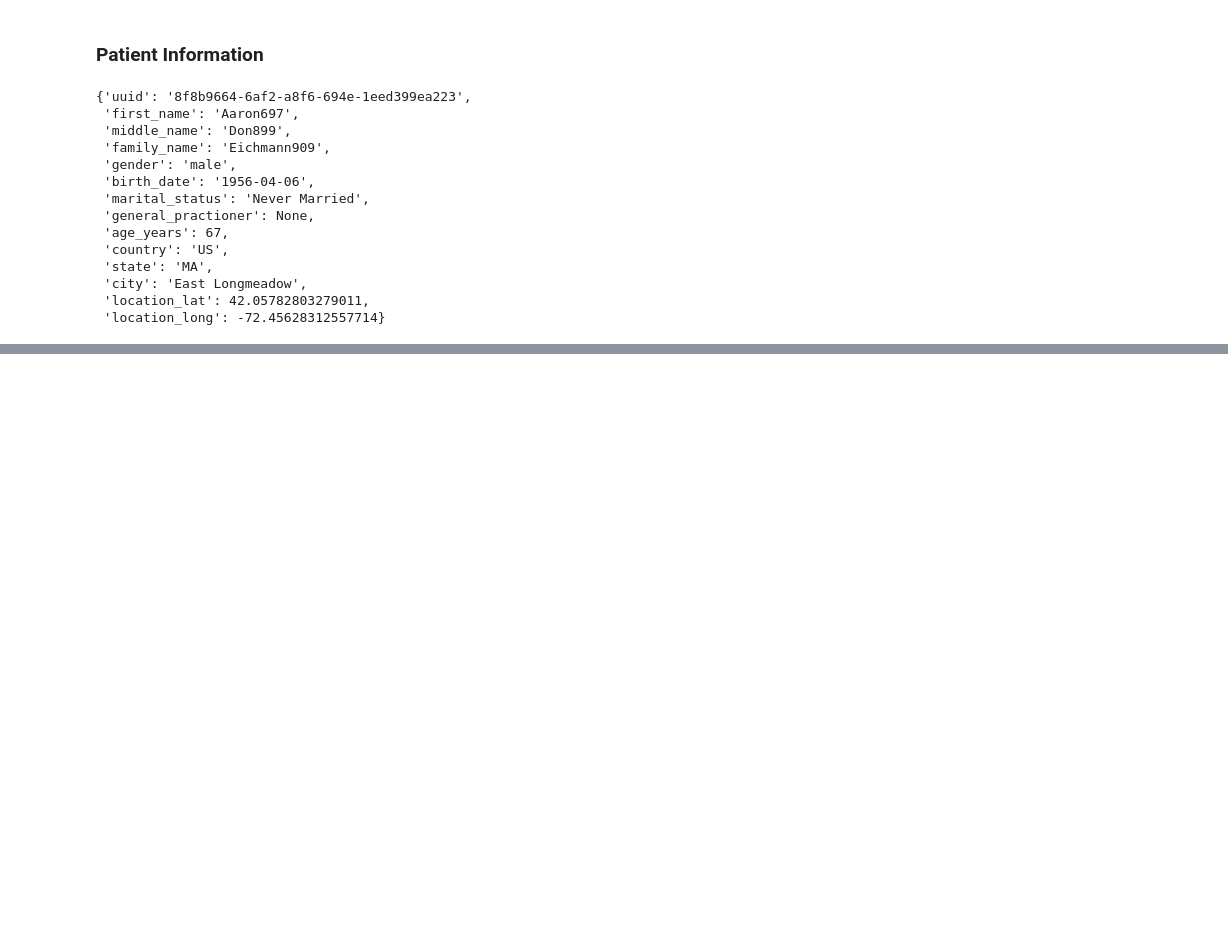
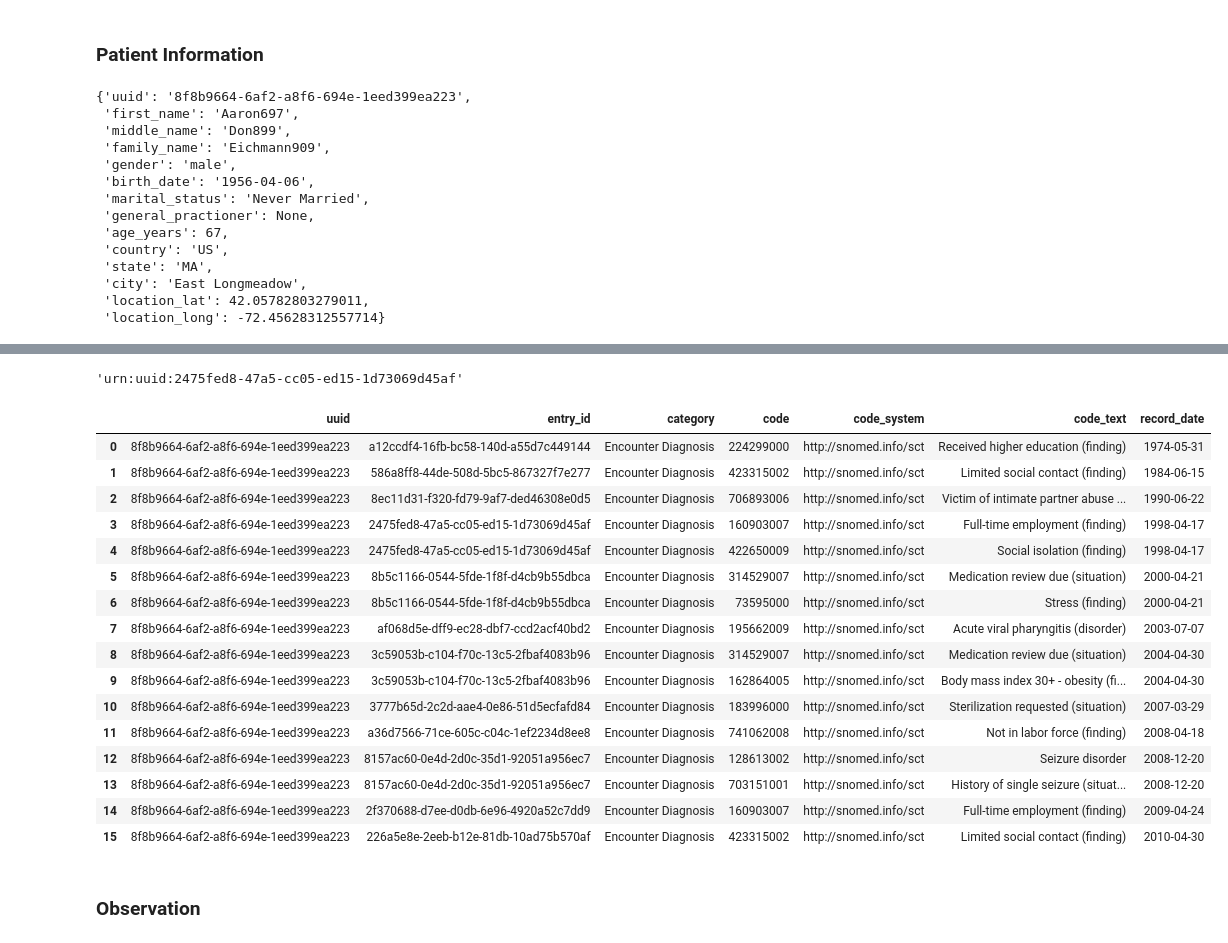
Before and after one commit to jburgener77/synthea_rwd_dash, a Jupyter notebook: 01_data_mining.ipynb, the cells around one changed output, grey strips where cells are left out. Saved outputs shown, nothing was run; the diff lists cells and outputs as text; code cells hidden in the pictures; blank space fills up the shorter version.

Commit message:
added functions for condition, observation, and medication tables

```diff
--- a/01_data_mining.ipynb
+++ b/01_data_mining.ipynb
@@ -159,0 +159,4 @@ create_patient_entry(ex_resources)
+# %%
+condition_ind = [ind for ind, entry in enumerate(ex_resources) if entry.resource_type == 'Condition']
+test = ex_resources[condition_ind[0]]
+test
@@ -159,0 +209,37 @@ create_patient_entry(ex_resources)
+# %%
+def get_condition_entry(condition_obj):
+    pt_id = condition_obj.subject.reference.replace('urn:uuid:', '')
+    cond_entry_id = condition_obj.encounter.reference.replace('urn:uuid:', '')
+    cond_category = condition_obj.category[0].coding[0].display
+    cond_code = condition_obj.code.coding[0].code
+    cond_system = condition_obj.code.coding[0].system
+    cond_text = condition_obj.code.coding[0].display
+    cond_date = str(condition_obj.recordedDate.date())
+    condition_entry = {
+        'uuid':pt_id,
+        'entry_id':cond_entry_id,
+        'category':cond_category,
+        'code':cond_code,
+        'code_system':cond_system,
+        'code_text':cond_text,
+        'record_date':cond_date
+    }
+    return condition_entry
+
+def create_condition_entries(resource_obj):
+    condition_entries = {
+    'uuid':[],
+    'entry_id':[],
+    'category':[],
+    'code':[],
+    'code_system':[],
+    'code_text':[],
+    'record_date':[]
+    }
+    condition_ind = [ind for ind, entry in enumerate(resource_obj) if entry.resource_type == 'Condition']
+    for ind in condition_ind:
+        entry = ex_resources[ind]
+        entry_dict = get_condition_entry(entry)
+        for key, item in entry_dict.items():
+            condition_entries[key] += [item]
+    return condition_entries
@@ -159,0 +266,27 @@ create_patient_entry(ex_resources)
+# %%
+condition_ind = [ind for ind, entry in enumerate(ex_resources) if entry.resource_type == 'Condition']
+ex_resources[condition_ind[4]].encounter.reference
+# %% [output]
+'urn:uuid:2475fed8-47a5-cc05-ed15-1d73069d45af'
+# %%
+pd.DataFrame(create_condition_entries(ex_resources))
+# %% [output]
+|  | uuid | entry_id | category | code | code_system | code_text | record_date |
+| 0 | 8f8b9664-6af2-a8f6-694e-1eed399ea223 | a12ccdf4-16fb-bc58-140d-a55d7c449144 | Encounter Diagnosis | 224299000 | http://snomed.info/sct | Received higher education (finding) | 1974-05-31 |
+| 1 | 8f8b9664-6af2-a8f6-694e-1eed399ea223 | 586a8ff8-44de-508d-5bc5-867327f7e277 | Encounter Diagnosis | 423315002 | http://snomed.info/sct | Limited social contact (finding) | 1984-06-15 |
+| 2 | 8f8b9664-6af2-a8f6-694e-1eed399ea223 | 8ec11d31-f320-fd79-9af7-ded46308e0d5 | Encounter Diagnosis | 706893006 | http://snomed.info/sct | Victim of intimate partner abuse ... | 1990-06-22 |
+| 3 | 8f8b9664-6af2-a8f6-694e-1eed399ea223 | 2475fed8-47a5-cc05-ed15-1d73069d45af | Encounter Diagnosis | 160903007 | http://snomed.info/sct | Full-time employment (finding) | 1998-04-17 |
+| 4 | 8f8b9664-6af2-a8f6-694e-1eed399ea223 | 2475fed8-47a5-cc05-ed15-1d73069d45af | Encounter Diagnosis | 422650009 | http://snomed.info/sct | Social isolation (finding) | 1998-04-17 |
+| 5 | 8f8b9664-6af2-a8f6-694e-1eed399ea223 | 8b5c1166-0544-5fde-1f8f-d4cb9b55dbca | Encounter Diagnosis | 314529007 | http://snomed.info/sct | Medication review due (situation) | 2000-04-21 |
+| 6 | 8f8b9664-6af2-a8f6-694e-1eed399ea223 | 8b5c1166-0544-5fde-1f8f-d4cb9b55dbca | Encounter Diagnosis | 73595000 | http://snomed.info/sct | Stress (finding) | 2000-04-21 |
+| 7 | 8f8b9664-6af2-a8f6-694e-1eed399ea223 | af068d5e-dff9-ec28-dbf7-ccd2acf40bd2 | Encounter Diagnosis | 195662009 | http://snomed.info/sct | Acute viral pharyngitis (disorder) | 2003-07-07 |
+| 8 | 8f8b9664-6af2-a8f6-694e-1eed399ea223 | 3c59053b-c104-f70c-13c5-2fbaf4083b96 | Encounter Diagnosis | 314529007 | http://snomed.info/sct | Medication review due (situation) | 2004-04-30 |
+| 9 | 8f8b9664-6af2-a8f6-694e-1eed399ea223 | 3c59053b-c104-f70c-13c5-2fbaf4083b96 | Encounter Diagnosis | 162864005 | http://snomed.info/sct | Body mass index 30+ - obesity (fi... | 2004-04-30 |
+| 10 | 8f8b9664-6af2-a8f6-694e-1eed399ea223 | 3777b65d-2c2d-aae4-0e86-51d5ecfafd84 | Encounter Diagnosis | 183996000 | http://snomed.info/sct | Sterilization requested (situation) | 2007-03-29 |
+| 11 | 8f8b9664-6af2-a8f6-694e-1eed399ea223 | a36d7566-71ce-605c-c04c-1ef2234d8ee8 | Encounter Diagnosis | 741062008 | http://snomed.info/sct | Not in labor force (finding) | 2008-04-18 |
+| 12 | 8f8b9664-6af2-a8f6-694e-1eed399ea223 | 8157ac60-0e4d-2d0c-35d1-92051a956ec7 | Encounter Diagnosis | 128613002 | http://snomed.info/sct | Seizure disorder | 2008-12-20 |
+| 13 | 8f8b9664-6af2-a8f6-694e-1eed399ea223 | 8157ac60-0e4d-2d0c-35d1-92051a956ec7 | Encounter Diagnosis | 703151001 | http://snomed.info/sct | History of single seizure (situat... | 2008-12-20 |
+| 14 | 8f8b9664-6af2-a8f6-694e-1eed399ea223 | 2f370688-d7ee-d0db-6e96-4920a52c7dd9 | Encounter Diagnosis | 160903007 | http://snomed.info/sct | Full-time employment (finding) | 2009-04-24 |
+| 15 | 8f8b9664-6af2-a8f6-694e-1eed399ea223 | 226a5e8e-2eeb-b12e-81db-10ad75b570af | Encounter Diagnosis | 423315002 | http://snomed.info/sct | Limited social contact (finding) | 2010-04-30 |
+# %% [markdown]
+### Observation
```
Also changed, not shown: parts of 25 cells of this notebook.
